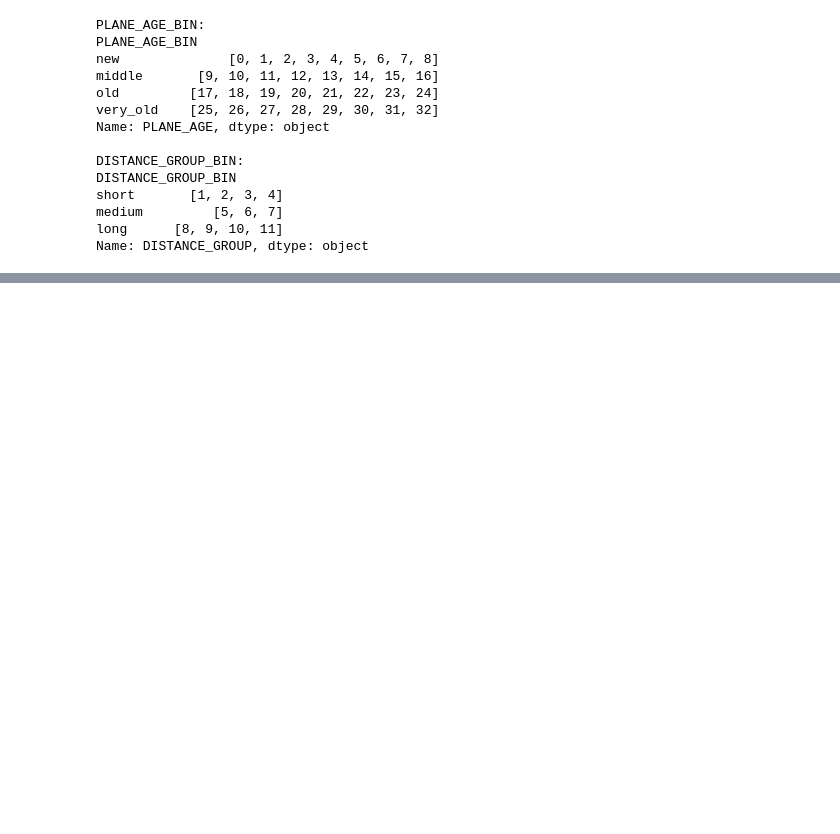
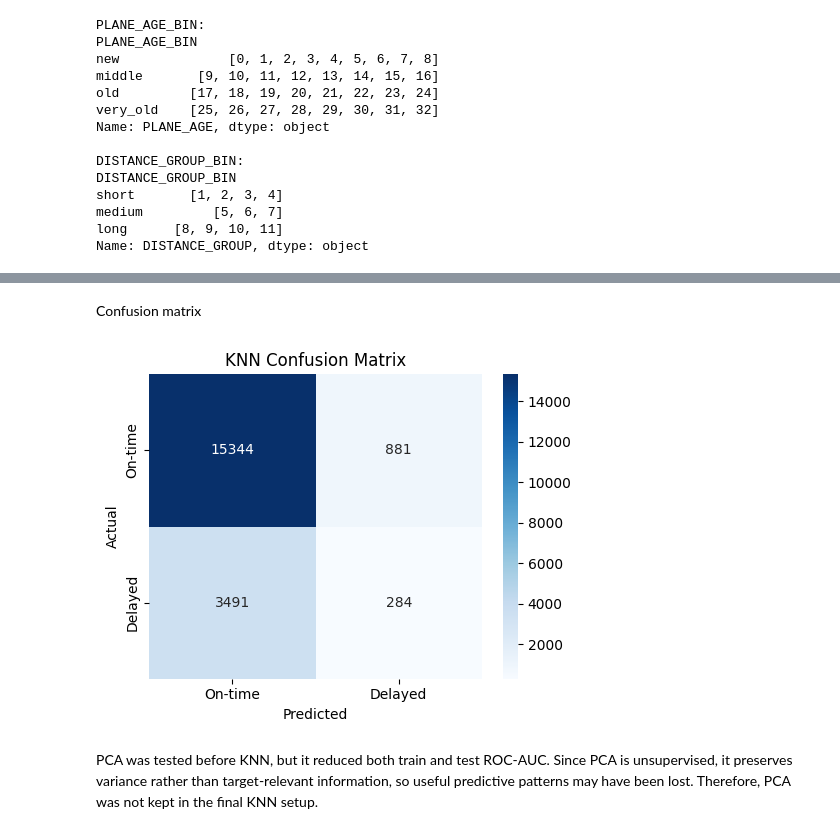
Before and after one commit to AlinaYakubova/ml-flight-felay-prediction, a Jupyter notebook: flight_delay_prediction.ipynb, the cells around one changed output, grey strips where cells are left out. Saved outputs shown, nothing was run; the diff lists cells and outputs as text; code cells hidden in the pictures; blank space fills up the shorter version.

```diff
--- a/flight_delay_prediction.ipynb
+++ b/flight_delay_prediction.ipynb
@@ -803,0 +1154,2 @@ Name: DISTANCE_GROUP, dtype: object
+# %%
+y_knn_pca_pred = knn_pca_pipeline.predict(X_test_knn_sample)
@@ -803,0 +1191,23 @@ Name: DISTANCE_GROUP, dtype: object
+# %% [markdown]
+Confusion matrix
+# %%
+cm = confusion_matrix(y_test_knn_sample, y_knn_pca_pred)
+
+plt.figure(figsize=(5, 4))
+sns.heatmap(
+    cm,
+    annot=True,
+    fmt="d",
+    cmap="Blues",
+    xticklabels=["On-time", "Delayed"],
+    yticklabels=["On-time", "Delayed"],
+)
+plt.xlabel("Predicted")
+plt.ylabel("Actual")
+plt.title("KNN Confusion Matrix")
+plt.tight_layout()
+plt.show()
+# %% [output]
+[figure, added]
+# %% [markdown]
+PCA was tested before KNN, but it reduced both train and test ROC-AUC. Since PCA is unsupervised, it preserves variance rather than target-relevant information, so useful predictive patterns may have been lost. Therefore, PCA was not kept in the final KNN setup.
```
Also changed, not shown: parts of 51 cells of this notebook.
